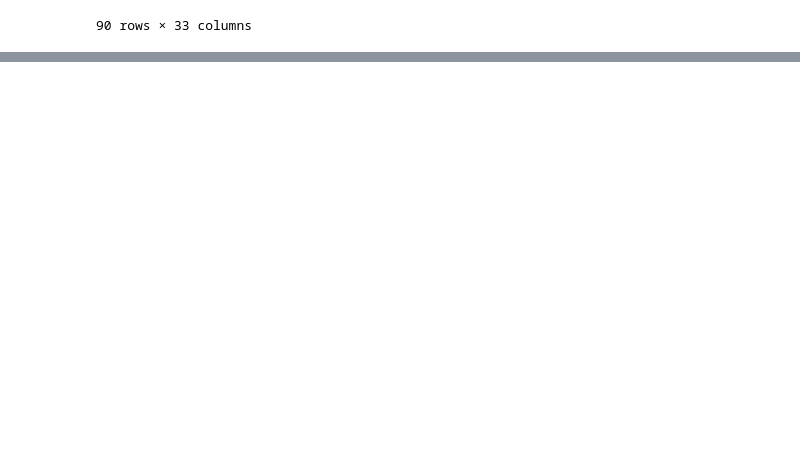
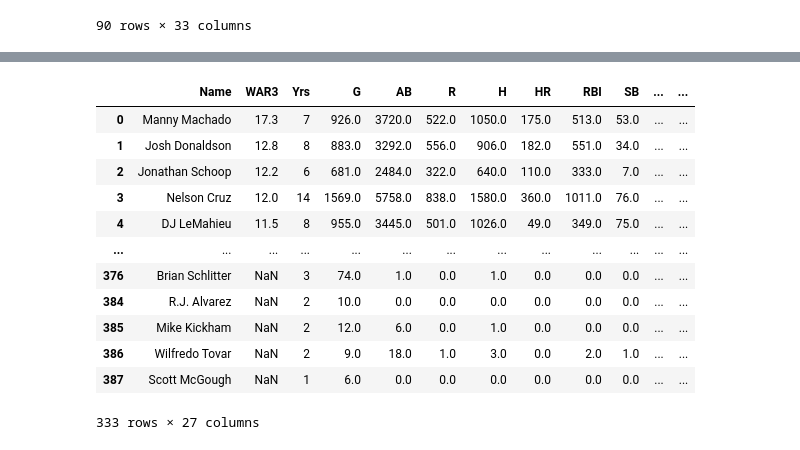
Before and after one commit to MattKrepp1/Econ-411, a Jupyter notebook: Course Project/Project Rough Draft.ipynb, the cells around one changed output, grey strips where cells are left out. Cells and saved outputs as stored; diff of their text form; code cells hidden in the pictures; blank space fills up the shorter version.

```diff
--- a/Course Project/Project Rough Draft.ipynb
+++ b/Course Project/Project Rough Draft.ipynb
@@ -55,0 +218,19 @@ result
+# %%
+pd.read_csv("SR FA Stats 2018.csv")
+df_stats = pd.read_csv("SR FA Stats 2018.csv")
+df_stats.dropna(subset = ['G'], inplace=True)
+df_stats
+# %% [output]
+|  | Name | WAR3 | Yrs | G | AB | R | H | HR | RBI | SB | ... | ... |
+| 0 | Manny Machado | 17.3 | 7 | 926.0 | 3720.0 | 522.0 | 1050.0 | 175.0 | 513.0 | 53.0 | ... | ... |
+| 1 | Josh Donaldson | 12.8 | 8 | 883.0 | 3292.0 | 556.0 | 906.0 | 182.0 | 551.0 | 34.0 | ... | ... |
+| 2 | Jonathan Schoop | 12.2 | 6 | 681.0 | 2484.0 | 322.0 | 640.0 | 110.0 | 333.0 | 7.0 | ... | ... |
+| 3 | Nelson Cruz | 12.0 | 14 | 1569.0 | 5758.0 | 838.0 | 1580.0 | 360.0 | 1011.0 | 76.0 | ... | ... |
+| 4 | DJ LeMahieu | 11.5 | 8 | 955.0 | 3445.0 | 501.0 | 1026.0 | 49.0 | 349.0 | 75.0 | ... | ... |
+| ... | ... | ... | ... | ... | ... | ... | ... | ... | ... | ... | ... | ... |
+| 376 | Brian Schlitter | NaN | 3 | 74.0 | 1.0 | 0.0 | 1.0 | 0.0 | 0.0 | 0.0 | ... | ... |
+| 384 | R.J. Alvarez | NaN | 2 | 10.0 | 0.0 | 0.0 | 0.0 | 0.0 | 0.0 | 0.0 | ... | ... |
+| 385 | Mike Kickham | NaN | 2 | 12.0 | 6.0 | 0.0 | 1.0 | 0.0 | 0.0 | 0.0 | ... | ... |
+| 386 | Wilfredo Tovar | NaN | 2 | 9.0 | 18.0 | 1.0 | 3.0 | 0.0 | 2.0 | 1.0 | ... | ... |
+| 387 | Scott McGough | NaN | 1 | 6.0 | 0.0 | 0.0 | 0.0 | 0.0 | 0.0 | 0.0 | ... | ... |
+333 rows × 27 columns
```
Also changed, not shown: parts of 15 cells of this notebook, 13 other files.
